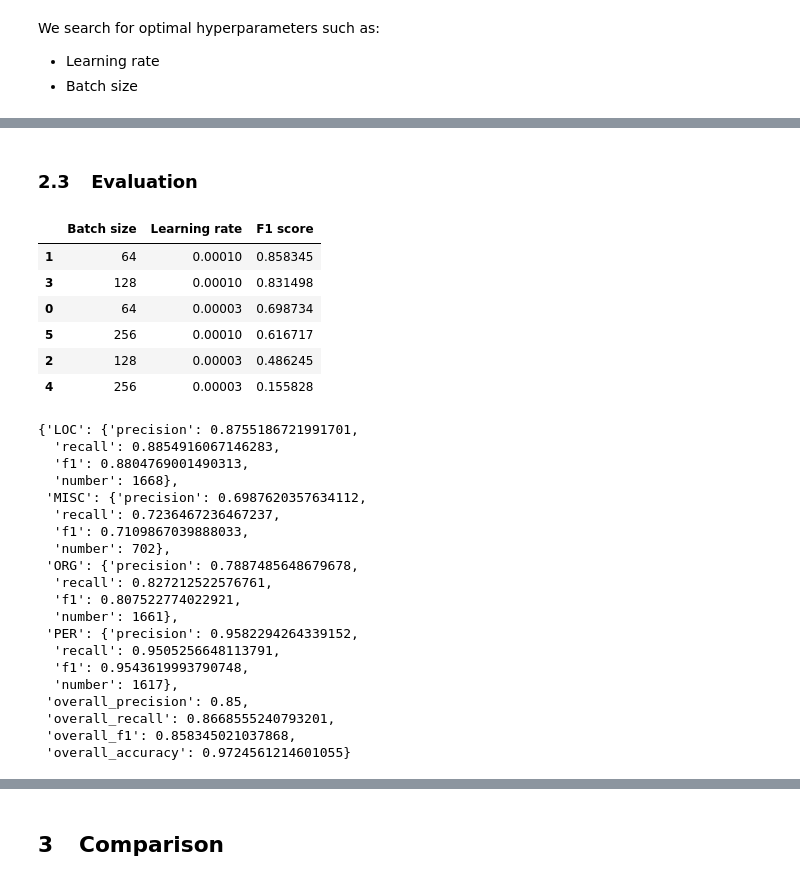
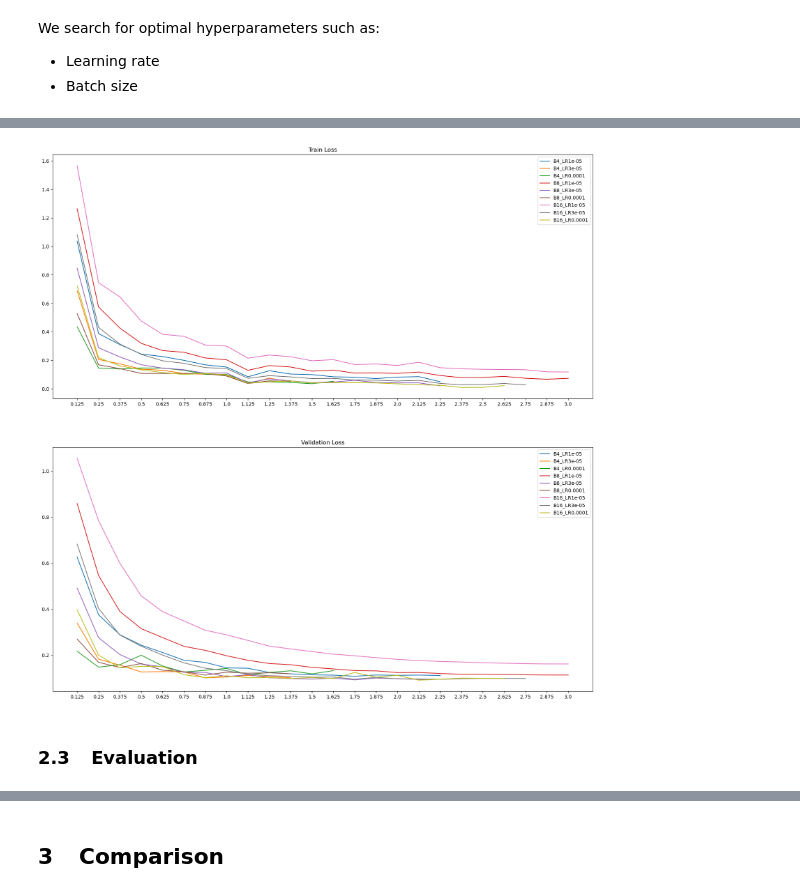
Before and after one commit to OmriGruman/conll2003-ner, a Jupyter notebook: main.ipynb, the cells around one changed output, grey strips where cells are left out. Drawn from its saved outputs; the diff is of its cells as text; code cells hidden in the pictures.

```diff
--- a/main.ipynb
+++ b/main.ipynb
@@ -868,43 +912,39 @@ You should probably TRAIN this model on a down-stream task to be able to use it
+# %%
+epoch_ticks = np.arange(config['transformer']['max_num_epochs'] * config['transformer']['evals_per_epoch'])
+fig, ax = plt.subplots(2, 1, figsize=(20, 20))
+
+ax[0].set_xticks(epoch_ticks, labels=(epoch_ticks + 1) / config['transformer']['evals_per_epoch'])
+ax[1].set_xticks(epoch_ticks, labels=(epoch_ticks + 1) / config['transformer']['evals_per_epoch'])
+
+for label, trainer in trainers.items():
+    train_logs = trainer.state.log_history[:-1:2]
+    eval_logs = trainer.state.log_history[1:-1:2]
+
+    steps = [log['step'] for log in train_logs]
+    train_losses = [log['loss'] for log in train_logs]
+    val_losses = [log['eval_loss'] for log in eval_logs]
+
+    ax[0].plot(train_losses, label=label)
+    ax[0].set_title("Train Loss")
+    ax[0].legend(loc='best')
+    ax[1].plot(val_losses, label=label)
+    ax[1].set_title("Validation Loss")
+    ax[1].legend(loc='best')
+# %% [output]
+[figure, added]
 # %% [markdown]
 ### 2.3 &ensp; Evaluation
 # %%
+metric_scores = []
+
 BS, LR = list(zip(*list(product(batch_sizes, lrs))))
+
+for batch_size, lr in zip(BS, LR):
+    predictions, labels, _ = trainers[f"B{batch_size}_LR{lr}"].predict(tokenized_conll2003["validation"])
+    metric_scores.append(compute_metrics(predictions, labels, eval=True))
 
 results = pd.DataFrame({
     "Batch size": BS,
     "Learning rate": LR,
     "F1 score": [score['overall_f1'] for score in metric_scores]
 }).sort_values(by='F1 score', ascending=False)
-
-results
-# %% [output]
-|  | Batch size | Learning rate | F1 score |
-| 1 | 64 | 0.00010 | 0.858345 |
-| 3 | 128 | 0.00010 | 0.831498 |
-| 0 | 64 | 0.00003 | 0.698734 |
-| 5 | 256 | 0.00010 | 0.616717 |
-| 2 | 128 | 0.00003 | 0.486245 |
-| 4 | 256 | 0.00003 | 0.155828 |
-# %%
-model_metrics[results.index[0]]
-# %% [output]
-{'LOC': {'precision': 0.8755186721991701,
-  'recall': 0.8854916067146283,
-  'f1': 0.8804769001490313,
-  'number': 1668},
- 'MISC': {'precision': 0.6987620357634112,
-  'recall': 0.7236467236467237,
-  'f1': 0.7109867039888033,
-  'number': 702},
- 'ORG': {'precision': 0.7887485648679678,
-  'recall': 0.827212522576761,
-  'f1': 0.807522774022921,
-  'number': 1661},
- 'PER': {'precision': 0.9582294264339152,
-  'recall': 0.9505256648113791,
-  'f1': 0.9543619993790748,
-  'number': 1617},
- 'overall_precision': 0.85,
- 'overall_recall': 0.8668555240793201,
- 'overall_f1': 0.858345021037868,
- 'overall_accuracy': 0.9724561214601055}
```
Also changed, not shown: parts of 8 cells of this notebook, 1 other file.
